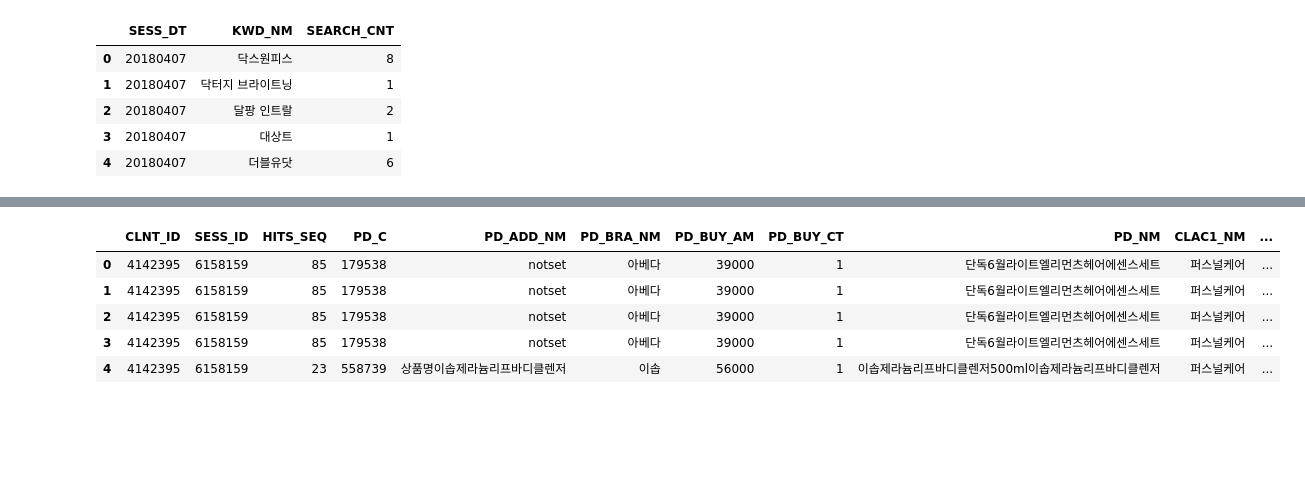
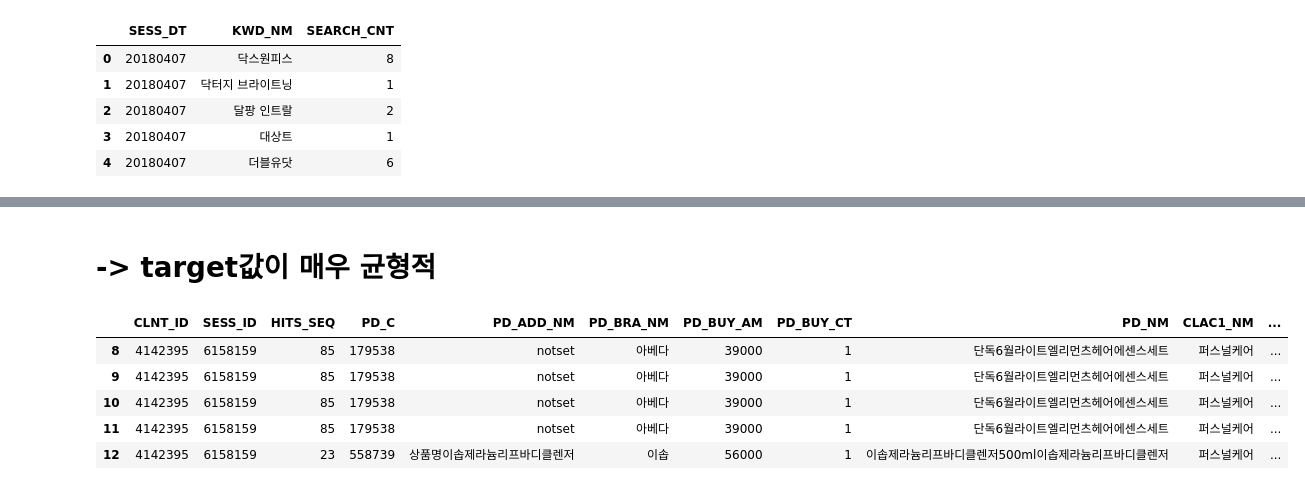
Before and after one commit to hsy9403/Team2_Enjoy, a Jupyter notebook: data_processing_merge.ipynb, the cells around one changed output, grey strips where cells are left out. Cells and saved outputs as stored; diff of their text form; code cells hidden in the pictures; blank space fills up the shorter version.

```diff
--- a/data_processing_merge.ipynb
+++ b/data_processing_merge.ipynb
@@ -430,5 +986,13 @@ df_1.shape
+# %%
+# 검색어없이 구매된 데이터가 있음
+# 클릭만 해서 구매했거나 혹은 오류값이거나
+# 특수문자 제거 과정에서 검색어가 공백이 된것들이 존재
+# 원래 특수문자 밖에 없었으므로 제거해도 무방
+
+df = df_2[df_2['KWD_NM'].notnull()]
+df = df[df['KWD_NM']!='']
 # %%
-data = df_1[['CLNT_ID','SESS_ID','PD_C','PD_ADD_NM','PD_BRA_NM','PD_NM','CLAC1_NM','CLAC2_NM','CLAC3_NM','KWD_NM']]
+data = df[['CLNT_ID','SESS_ID','PD_C','PD_ADD_NM','PD_BRA_NM','PD_NM','CLAC1_NM','CLAC2_NM','CLAC3_NM','KWD_NM']]
 # %%
 data.head()
 # %% [output]
@@ -477,3 +1051,6 @@ def search_index(df,a):
+# %%
+# 추가정보에서 숫자만 있는 행도 존재하므로 str형식으로 바꿔 ngram analysis 진행
+data["PD_ADD_NM"] = data["PD_ADD_NM"].astype(str)
 # %%
 # 컬럼별 문장 유사도 생성
 data['brand_search_index'] = search_index(data,"PD_BRA_NM")
@@ -519,14 +1089,16 @@ data["search_purpose"] = np.where(data["index"] == 0, 0, 1)
+# %% [markdown]
+# -> target값이 매우 균형적
 # %%
 # Product , Master , Custom, Session, Search1 이 합쳐진 테이블에 타겟변수 생성
-df_1['search_purpose'] = data['search_purpose']
-df_1['search_purpose_index'] = data['index']
+df['search_purpose'] = data['search_purpose']
+df['search_purpose_index'] = data['index']
 # %%
-df_1.head()
+df.head()
 # %% [output]
 |  | CLNT_ID | SESS_ID | HITS_SEQ | PD_C | PD_ADD_NM | PD_BRA_NM | PD_BUY_AM | PD_BUY_CT | PD_NM | CLAC1_NM | ... |
-| 0 | 4142395 | 6158159 | 85 | 179538 | notset | 아베다 | 39000 | 1 | 단독6월라이트엘리먼츠헤어에센스세트 | 퍼스널케어 | ... |
-| 1 | 4142395 | 6158159 | 85 | 179538 | notset | 아베다 | 39000 | 1 | 단독6월라이트엘리먼츠헤어에센스세트 | 퍼스널케어 | ... |
-| 2 | 4142395 | 6158159 | 85 | 179538 | notset | 아베다 | 39000 | 1 | 단독6월라이트엘리먼츠헤어에센스세트 | 퍼스널케어 | ... |
-| 3 | 4142395 | 6158159 | 85 | 179538 | notset | 아베다 | 39000 | 1 | 단독6월라이트엘리먼츠헤어에센스세트 | 퍼스널케어 | ... |
-| 4 | 4142395 | 6158159 | 23 | 558739 | 상품명이솝제라늄리프바디클렌저 | 이솝 | 56000 | 1 | 이솝제라늄리프바디클렌저500ml이솝제라늄리프바디클렌저 | 퍼스널케어 | ... |
+| 8 | 4142395 | 6158159 | 85 | 179538 | notset | 아베다 | 39000 | 1 | 단독6월라이트엘리먼츠헤어에센스세트 | 퍼스널케어 | ... |
+| 9 | 4142395 | 6158159 | 85 | 179538 | notset | 아베다 | 39000 | 1 | 단독6월라이트엘리먼츠헤어에센스세트 | 퍼스널케어 | ... |
+| 10 | 4142395 | 6158159 | 85 | 179538 | notset | 아베다 | 39000 | 1 | 단독6월라이트엘리먼츠헤어에센스세트 | 퍼스널케어 | ... |
+| 11 | 4142395 | 6158159 | 85 | 179538 | notset | 아베다 | 39000 | 1 | 단독6월라이트엘리먼츠헤어에센스세트 | 퍼스널케어 | ... |
+| 12 | 4142395 | 6158159 | 23 | 558739 | 상품명이솝제라늄리프바디클렌저 | 이솝 | 56000 | 1 | 이솝제라늄리프바디클렌저500ml이솝제라늄리프바디클렌저 | 퍼스널케어 | ... |
 # %%
```
Also changed, not shown: parts of 99 cells of this notebook.
